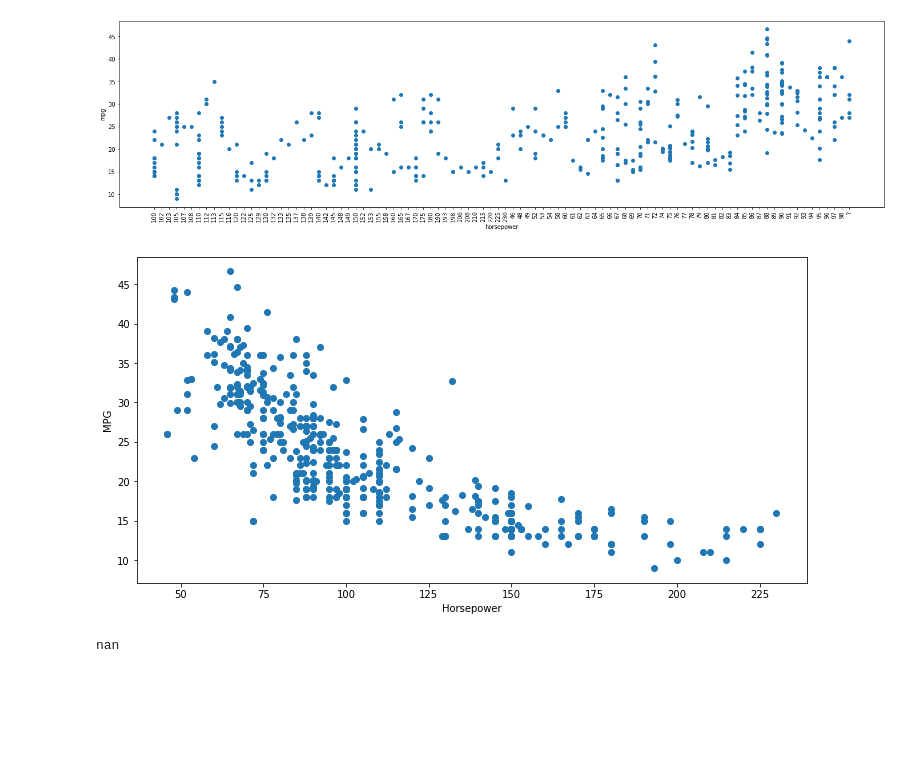
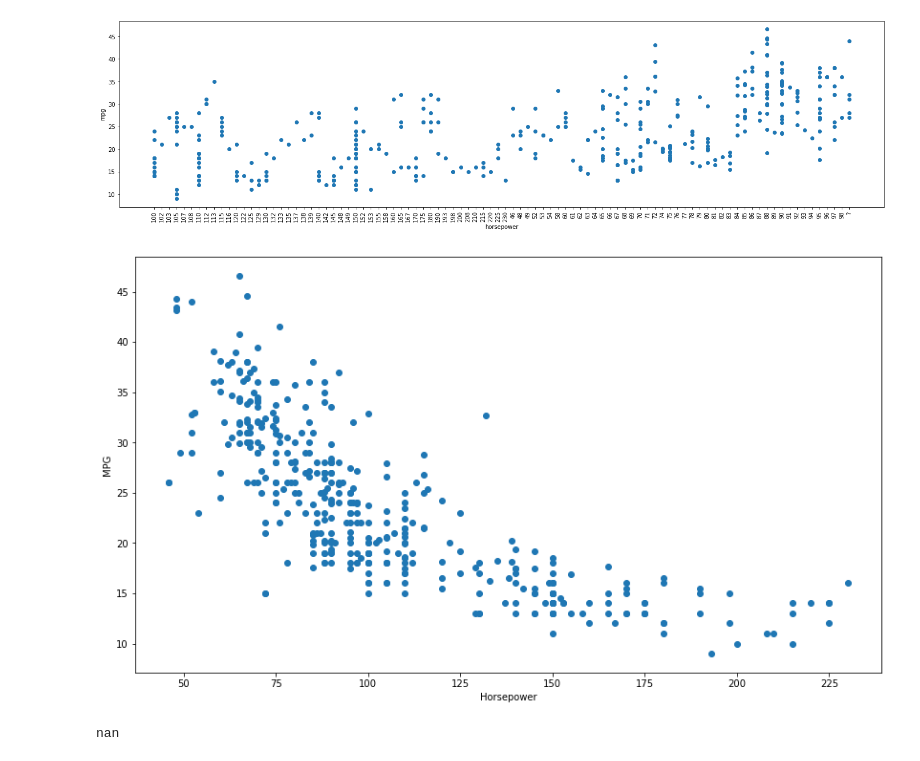
Before and after one commit to nectifurkn455/machine_learning, a Jupyter notebook: ISLP/Exercises/chapter3exercises.ipynb, the cells around one changed output. Drawn from its saved outputs; the diff is of its cells as text; code cells hidden in the pictures; blank space fills up the shorter version.

```diff
--- a/ISLP/Exercises/chapter3exercises.ipynb
+++ b/ISLP/Exercises/chapter3exercises.ipynb
@@ -47,13 +49,13 @@ Auto['mpg'] = pd.to_numeric(Auto['mpg'], errors='coerce')
 # %%
 x1 = Auto['horsepower']
 y1 = Auto['mpg']
-plt.figure(figsize=(12,6))
+plt.figure(figsize=(14,8))
 plt.xlabel('Horsepower')
 plt.ylabel('MPG')
 plt.scatter(x1, y1)
 plt.show()
 # %% [output]
-[figure, old version]
+[figure, new version]
 # %%
 slope, intercept, r, p, std_err = stats.linregress(x1, y1)
 print(r)
```
Also changed, not shown: parts of 6 cells of this notebook.
